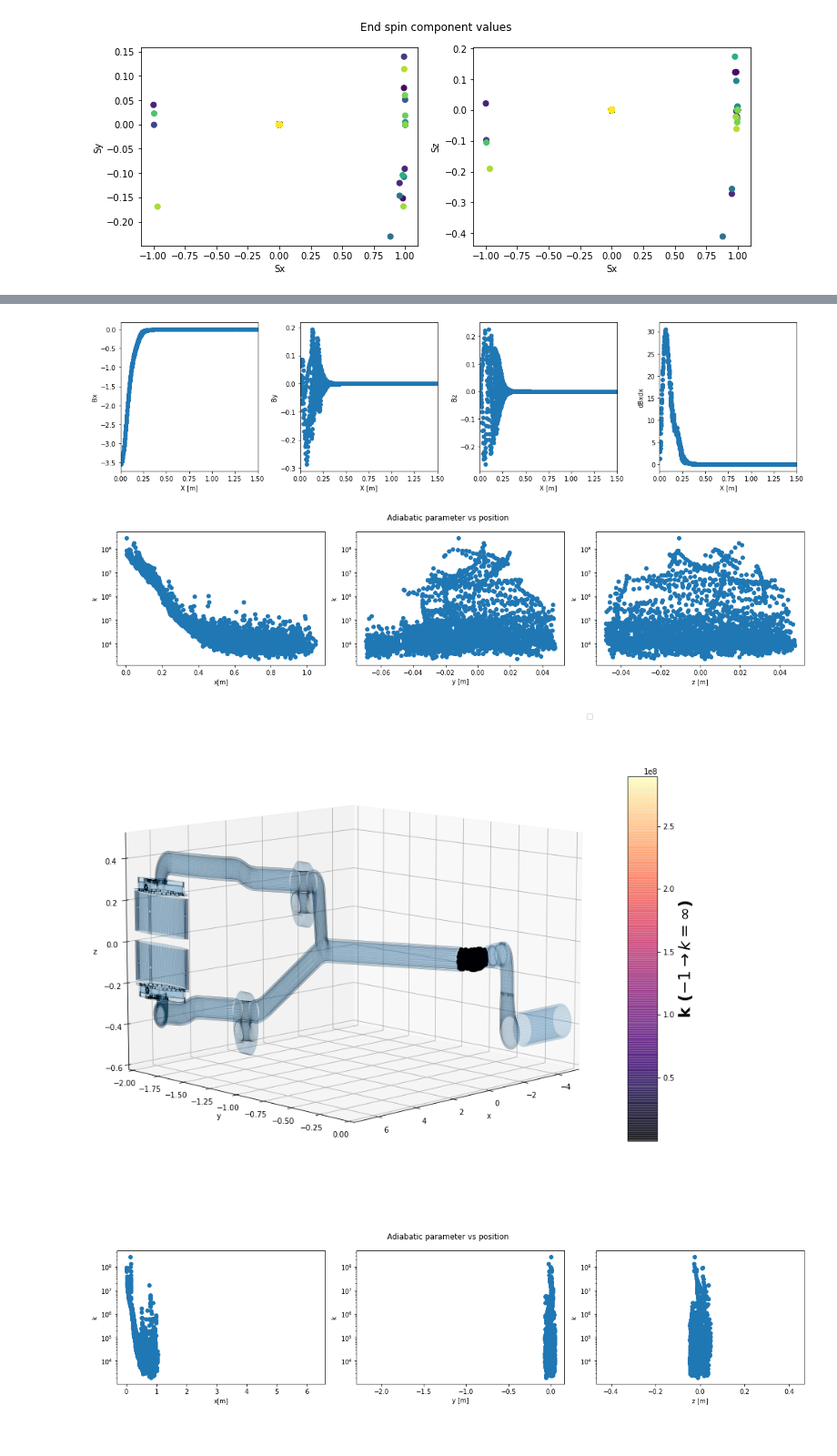
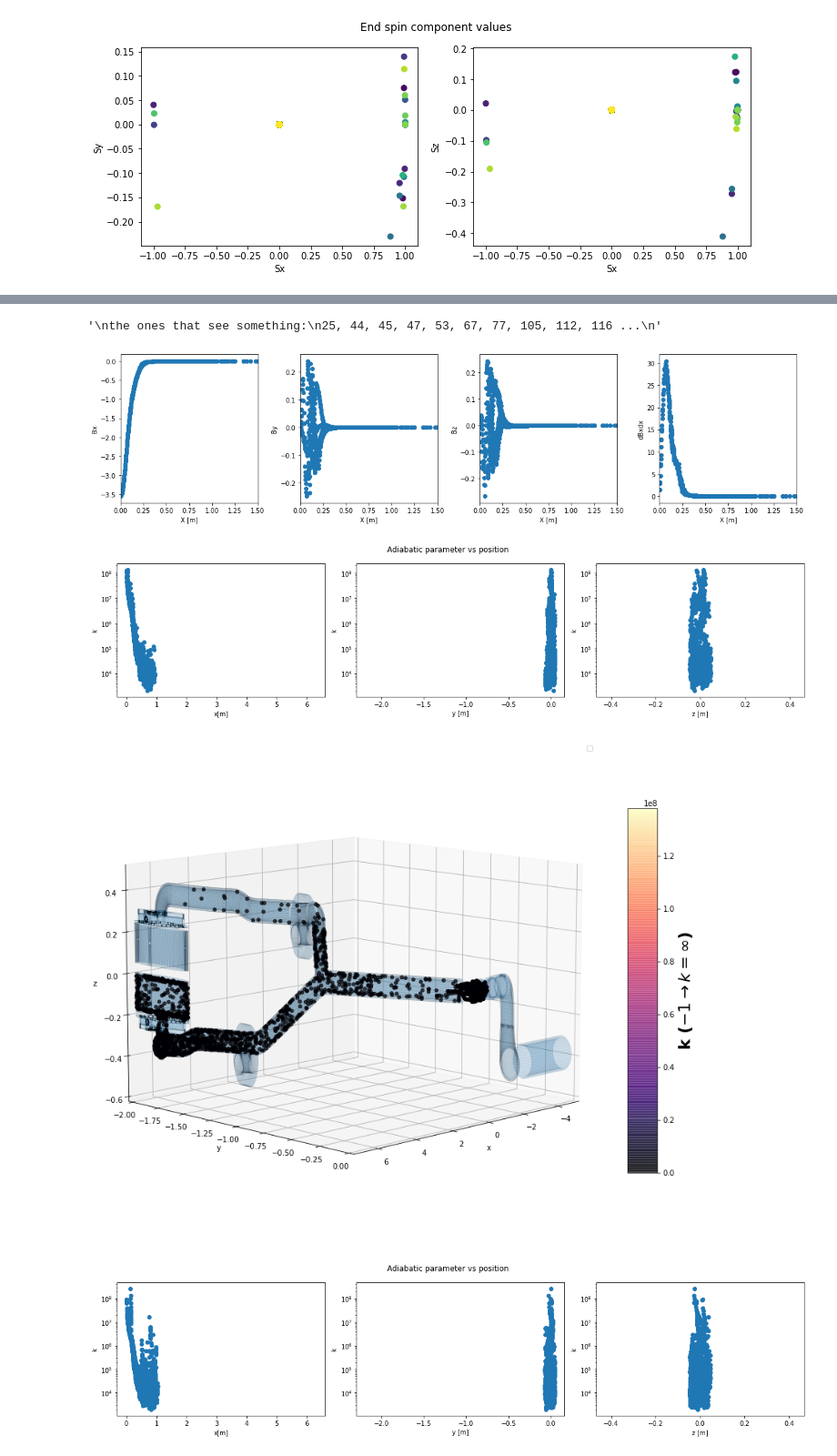
Before and after one commit to eklem1/MesonMagMapping, a Jupyter notebook: PENTrackAnalysis/UCNTrack_adiabtic.ipynb, the cells around one changed output, grey strips where cells are left out. Shown at 91% size. Cells and saved outputs as stored; diff of their text form; code cells hidden in the pictures.

Commit message:
updates, started looking at Takashi's mag field mapping

```diff
--- a/PENTrackAnalysis/UCNTrack_adiabtic.ipynb
+++ b/PENTrackAnalysis/UCNTrack_adiabtic.ipynb
@@ -78,3 +66,54 @@ print(set(particleTrack_all['particle'][nonZeroB]))
+# %%
+# print(Ntrack.keys())
+
+particleTrack_all = Ntrack.arrays(['particle', 'polarisation', 't', 'x', 'y', 'z', 'vx', 'vy', 'vz',
+                    'H', 'E', 'Bx', 'dBxdx', 'dBxdy', 'dBxdz', 'By', 'dBydx', 'dBydy',
+                                   'dBydz', 'Bz', 'dBzdx', 'dBzdy', 'dBzdz'], library="np")
+
+particle_num = 77 # int(non0Bx[9]) #397
+particleTrack_one = Ntrack.arrays(['particle', 'polarisation', 't', 'x', 'y', 'z', 'vx', 'vy', 'vz',
+                    'H', 'E', 'Bx', 'dBxdx', 'dBxdy', 'dBxdz', 'By', 'dBydx', 'dBydy',
+                                   'dBydz', 'Bz', 'dBzdx', 'dBzdy', 'dBzdz'], f"(particle=={particle_num}) & (x > 0)", library="np")
+# %%
+# for i in non0Bx:
+
+#     particleTrack_one = Ntrack.arrays(['particle', 'polarisation', 't', 'x', 'y', 'z', 'vx', 'vy', 'vz',
+#                     'H', 'E', 'Bx', 'dBxdx', 'dBxdy', 'dBxdz', 'By', 'dBydx', 'dBydy',
+#                                    'dBydz', 'Bz', 'dBzdx', 'dBzdy', 'dBzdz'], f"(particle=={i}) & (x > 0)", library="np")
+
+#     fig, axs = plt.subplots(1, 4, figsize=(16,4))
+#     fig.suptitle(f"particle: {i}")
+
+#     axs[0].plot(particleTrack_one['x'], particleTrack_one['Bx'], ls="", marker="o")
+#     axs[0].set_ylabel('Bx')
+#     axs[0].set_xlabel('X [m]')
+#     axs[0].set_xlim(0, 1.5)
+
+#     axs[1].plot(particleTrack_one['x'], particleTrack_one['By'], ls="", marker="o")
+#     axs[1].set_ylabel('By')
+#     axs[1].set_xlabel('X [m]')
+#     axs[1].set_xlim(0, 1.5)
+
+#     axs[2].plot(particleTrack_one['x'], particleTrack_one['Bz'], ls="", marker="o")
+#     axs[2].set_ylabel('Bz')
+#     axs[2].set_xlabel('X [m]')
+#     axs[2].set_xlim(0, 1.5)
+
+#     axs[3].plot(particleTrack_one['x'], particleTrack_one['dBxdx'], ls="", marker="o")
+#     axs[3].set_ylabel('dBxdx')
+#     axs[3].set_xlabel('X [m]')
+#     axs[3].set_xlim(0, 1.5)
+
+#     plt.tight_layout()
+
+#     plt.show()
+
+"""
+the ones that see something:
+25, 44, 45, 47, 53, 67, 77, 105, 112, 116 ...
+"""
+# %% [output]
+'\nthe ones that see something:\n25, 44, 45, 47, 53, 67, 77, 105, 112, 116 ...\n'
 # %%
 ## Look at B vs positions
 
@@ -104,7 +143,7 @@ plt.tight_layout()
 
 plt.show()
 # %% [output]
-[figure, old version]
+[figure, new version]
 # %%
 gamma_n = const.physical_constants['neutron gyromag. ratio'][0] #s^-1 T^-1, negative
 
@@ -122,15 +161,20 @@ Problems:
 def K_equ3_14(v_vec, B_1, B_2, r_1, r_2):
     #what to use for this value of the field?
     B = LA.norm(B_1)
+
     v_n = LA.norm(v_vec)
     B_1_norm = LA.norm(B_1)
     B_2_norm = LA.norm(B_2)
 
     #the angle that the field changes by
-    if B_1_norm*B_2_norm == 0:
-        #just return the nonsense value of -1 if B is 0 here?
+    if B == 0: # 0 feild == bad, k=0
+        k = 0
+    elif B_1_norm*B_2_norm == 0:  #not so sure about this one
+        '''
+        if either norm is 0, then bad
+        '''
 #         print(B_1_norm, B_2_norm)
-        k = -np.inf
+        k = 0 #-np.inf
     else:
         theta = np.arccos(B_1@B_2/(B_1_norm*B_2_norm))
 
@@ -170,20 +214,21 @@ def getKValue(particleTrack_one):
     point_2_vec = np.array(point_2_vec)
 
     #actually get the adiabatic parameter for each position range
-    k_314 = [K_equ3_14(v_n_vec[i], B_1_vec[i], B_2_vec[i], point_1_vec[i], point_2_vec[i]) for i in range(len(v_n_vec))]
+    k_314 = np.array([K_equ3_14(v_n_vec[i], B_1_vec[i], B_2_vec[i], point_1_vec[i], point_2_vec[i]) for i in range(len(v_n_vec))])
 
     return v_n_vec, B_1_vec, B_2_vec, point_1_vec, point_2_vec, k_314
 # %%
 # K_equ3_14(v_n, B_1, B_2, r_1, r_2)
 
 v_n_vec, B_1_vec, B_2_vec, point_1_vec, point_2_vec, k_314 = getKValue(particleTrack_one)
+# print(k_314)
 
-# print(k)
 fig, axs = plt.subplots(1, 3, figsize=(16,4))
 
 axs[0].semilogy(point_1_vec[:,0], k_314, ls="", marker="o")
 axs[0].set_ylabel('k')
 axs[0].set_xlabel('x[m]')
+# axs[0].set_ylim(0, 2900)
 
 axs[1].semilogy(point_1_vec[:,1], k_314, ls="", marker="o")
 axs[1].set_ylabel('k')
@@ -197,35 +242,42 @@ plt.suptitle("Adiabatic parameter vs position")
 plt.tight_layout()
 plt.show()
 # %% [output]
-[figure, old version]
+[figure, new version]
 # %%
 %matplotlib inline
 #lets you move the graph around within jupyter lab
 # %matplotlib widget
 
 figVals = ppf.plot3D_varColor(point_1_vec[:,0], point_1_vec[:,1], point_1_vec[:,2], k_314, label="All", startPlot=True, ls="",
                               endPlot=False, size=(15,15))
+'''
+#for only non-zero values
+k_314_nonZero = k_314 > 0
+figVals = ppf.plot3D_varColor(point_1_vec[k_314_nonZero,0], point_1_vec[k_314_nonZero,1],
+                              point_1_vec[k_314_nonZero,2], k_314[k_314_nonZero], label="All", startPlot=True, ls="",
+                              endPlot=False, size=(15,15))
+'''
 fig, axis, p = figVals
 
 axis.view_init(elev=10., azim=45)
 # axis.view_init(elev=0., azim=90)
 
 #loads all the file I have in this folder as STLs
 STLpath = 'STLsToGraph'
 stl_array = os.listdir(STLpath)
 
 for STLfile in stl_array:
     ppf.graphSTL(STLpath+'/'+STLfile, axis)
 
 #removes repeated legends
 handles, labels = plt.gca().get_legend_handles_labels()
 by_label = dict(zip(labels, handles))
 axis.legend(by_label.values(), by_label.keys())
 
 cb = fig.colorbar(p, ax=axis, shrink=0.6, aspect=20*0.6)
 cb.set_label(label="k ($-1 \\rightarrow k=\\infty$)", size=22, weight='bold')
 # cb.ax.tick_params(labelsize=20)
 # plt.tight_layout()
 plt.show()
 # %% [output]
-[figure, old version]
+[figure, new version]
```
Also changed, not shown: parts of 5 cells of this notebook, 4 other files.
